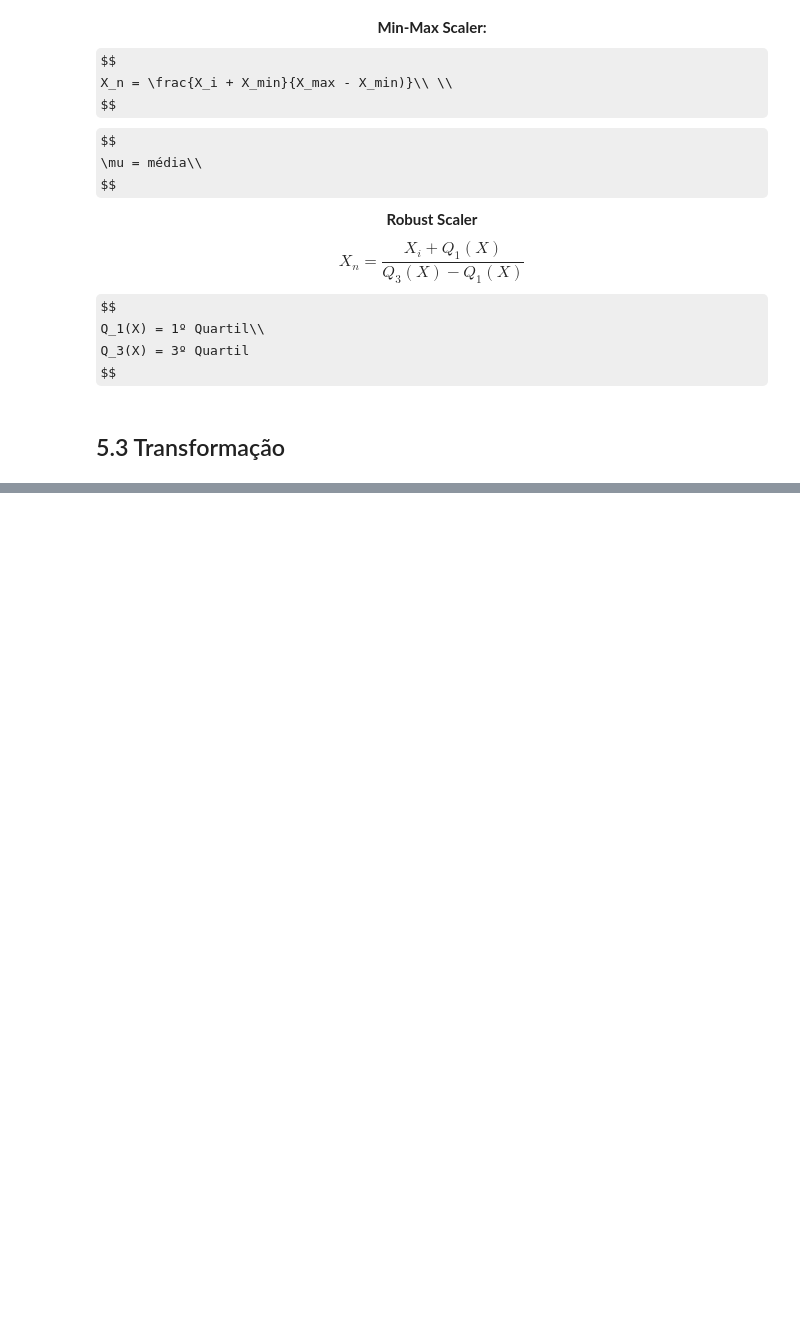
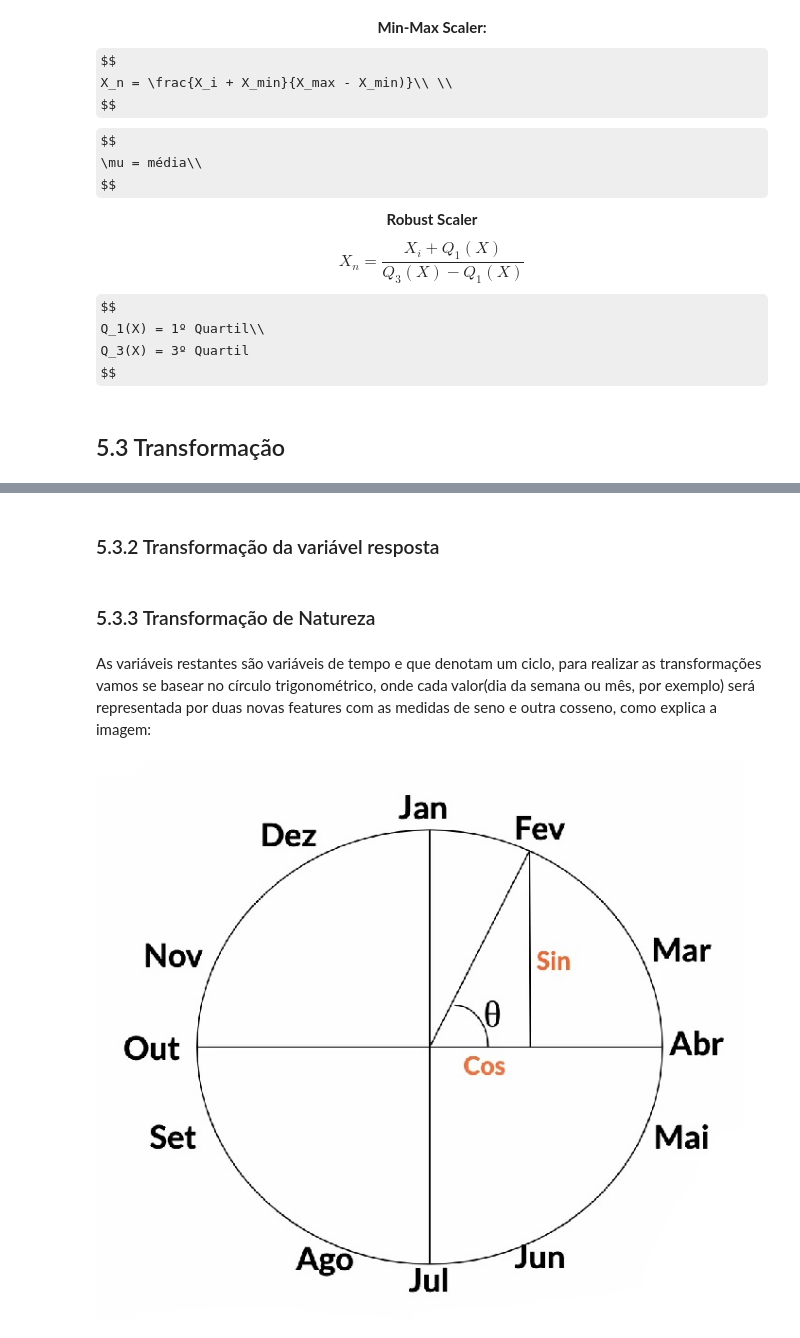
Before and after one commit to paulinhomagno/Previsao_vendas, a Jupyter notebook: Analise.ipynb, the cells around one changed output, grey strips where cells are left out. Drawn from its saved outputs; the diff is of its cells as text; code cells hidden in the pictures; some formulas as TeX source; blank space fills up the shorter version.

Commit message:
error image ciclo

```diff
--- a/Analise.ipynb
+++ b/Analise.ipynb
@@ -719,0 +710,2 @@ As variáveis restantes são variáveis de tempo e que denotam um ciclo, para re
+# %% [markdown]
+### 5.3.2 Transformação da variável resposta
@@ -720,3 +715,11 @@ As variáveis restantes são variáveis de tempo e que denotam um ciclo, para re
+# %% [markdown]
+### 5.3.3 Transformação de Natureza
+# %% [markdown]
+As variáveis restantes são variáveis de tempo e que denotam um ciclo, para realizar as transformações vamos se basear no círculo trigonométrico, onde cada valor(dia da semana ou mês, por exemplo) será representada por duas novas features com as medidas de seno e outra cosseno, como explica a imagem:
+# %%
+Image('images/ciclo_mes.jpg')
+# %% [output]
+[figure, added]
 # %%
 # month
 df5['month_sin'] = df5['month'].apply(lambda x: np.sin(x * (2. * np.pi/12 )))
```
Also changed, not shown: parts of 11 cells of this notebook.
